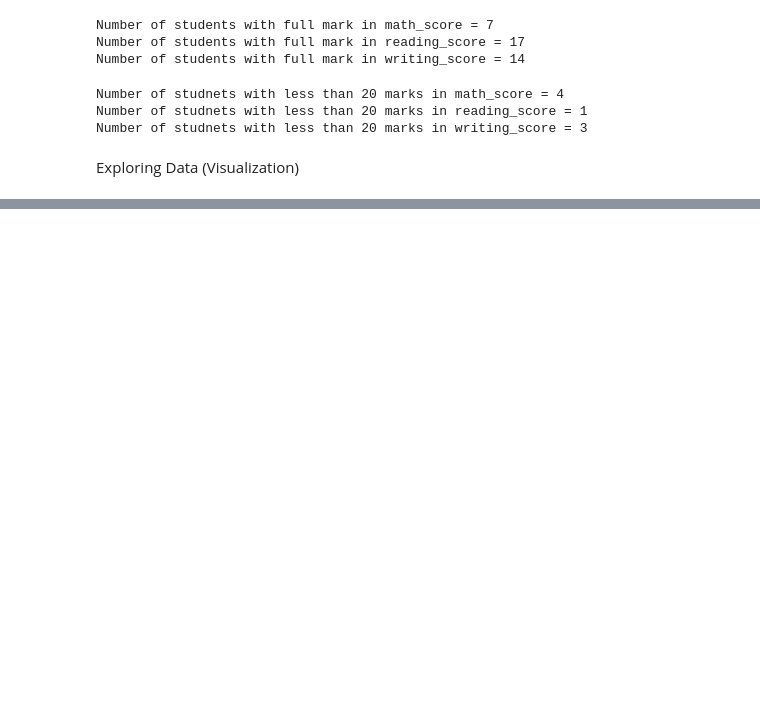
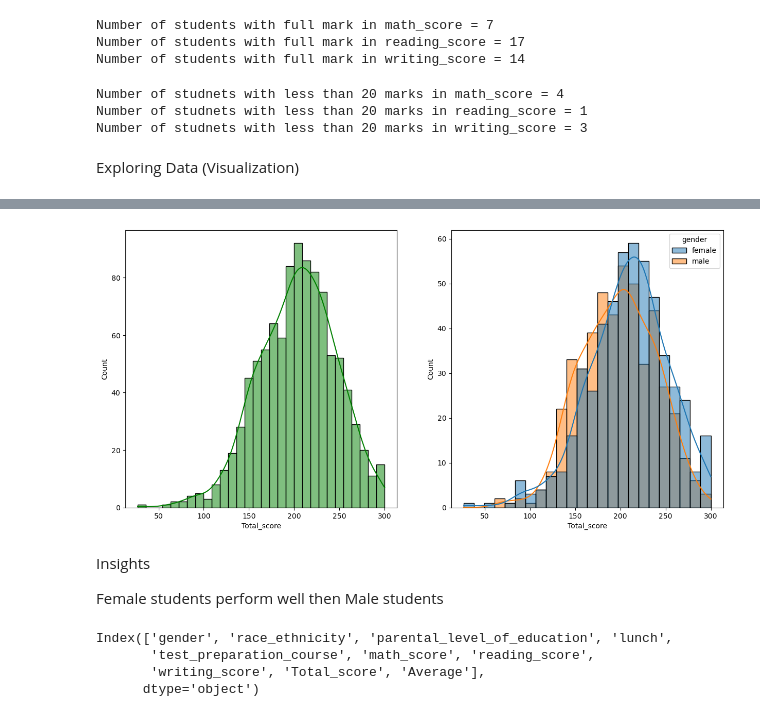
Before and after one commit to Manikandan-69/MLproject, a Jupyter notebook: src/Notebook/Data/EDA student performance.ipynb, the cells around one changed output, grey strips where cells are left out. Saved outputs shown, nothing was run; the diff lists cells and outputs as text; code cells hidden in the pictures; blank space fills up the shorter version.

```diff
--- a/src/Notebook/Data/EDA student performance.ipynb
+++ b/src/Notebook/Data/EDA student performance.ipynb
@@ -219,0 +235,20 @@ Exploring Data (Visualization)
+# %%
+fig,axs=plt.subplots(1,2,figsize=(15,7))
+plt.subplot(121)
+sns.histplot(data=df,x='Total_score',kde=True,bins=30,color='g')
+plt.subplot(122)
+sns.histplot(data=df,x="Total_score",kde=True,hue='gender')
+plt.show()
+# %% [output]
+[figure, added]
+# %% [markdown]
+Insights
+
+Female students perform well then Male students
+# %%
+df.columns
+# %% [output]
+Index(['gender', 'race_ethnicity', 'parental_level_of_education', 'lunch',
+       'test_preparation_course', 'math_score', 'reading_score',
+       'writing_score', 'Total_score', 'Average'],
+      dtype='object')
```
Also changed, not shown: parts of 7 cells of this notebook.
